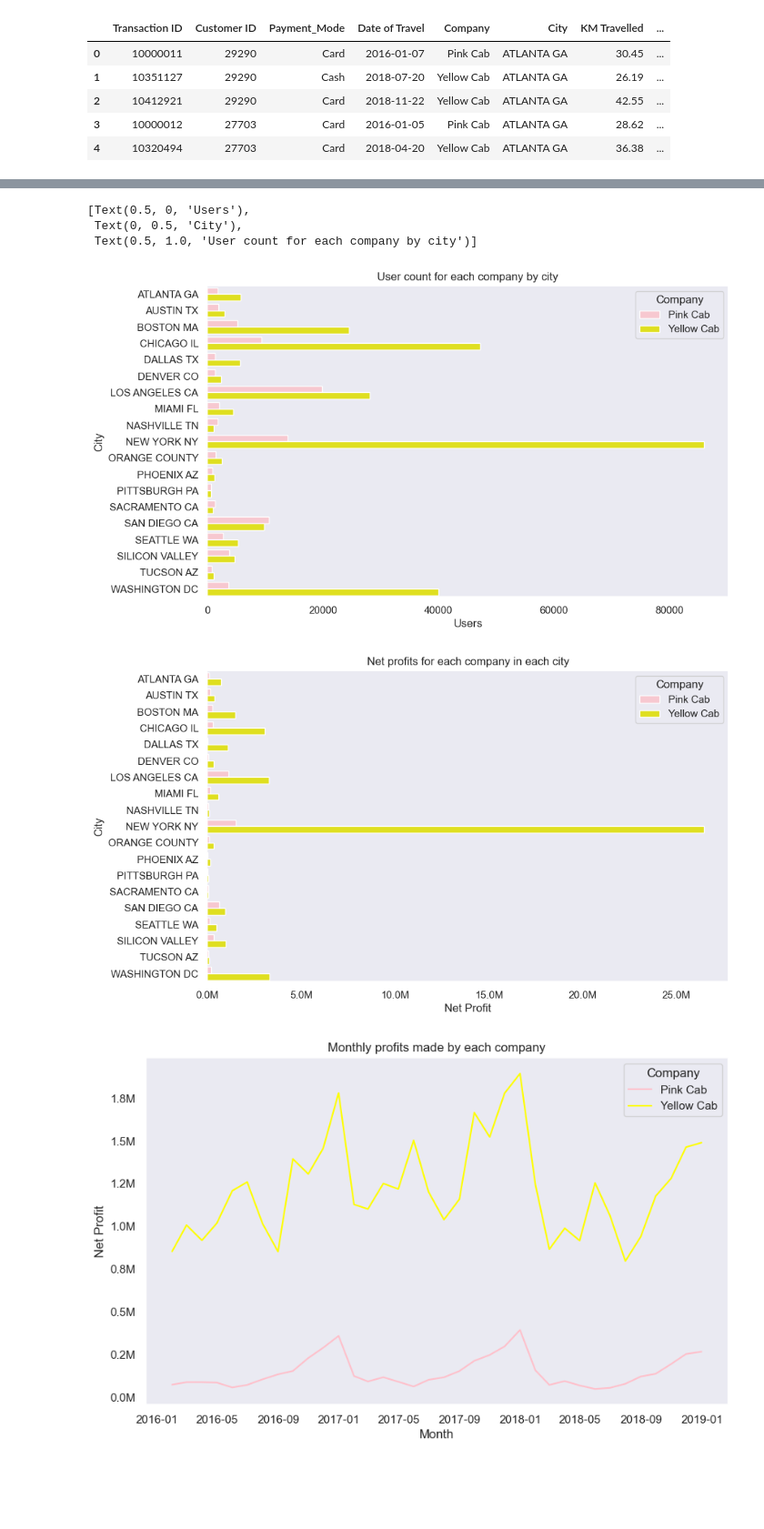
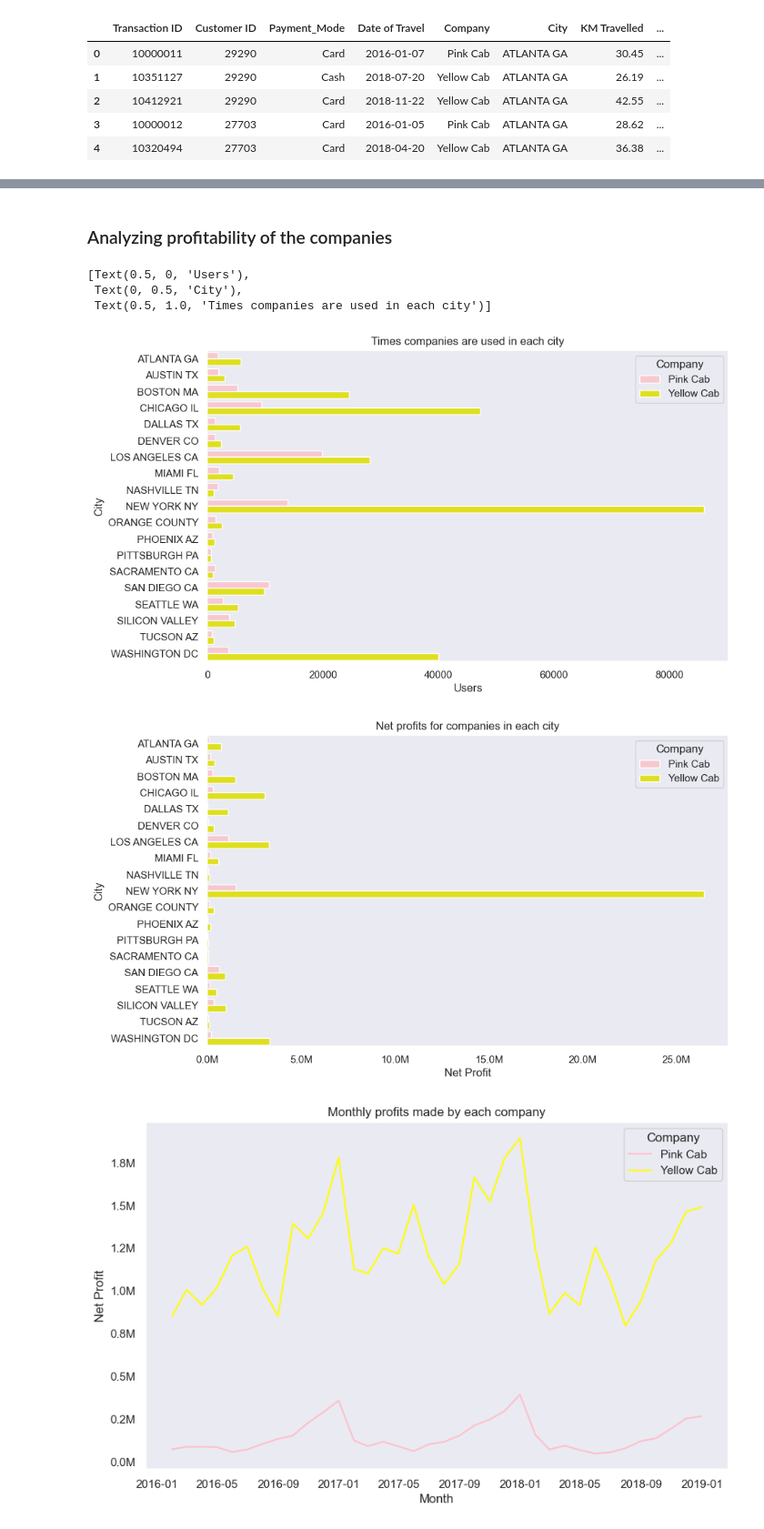
Before and after one commit to dorukdincer/DG_Virtual_Internship, a Jupyter notebook: Week 2/eda.ipynb, the cells around one changed output, grey strips where cells are left out. Shown at 91% size. Saved outputs shown, nothing was run; the diff lists cells and outputs as text; code cells hidden in the pictures; blank space fills up the shorter version.

```diff
--- a/Week 2/eda.ipynb
+++ b/Week 2/eda.ipynb
@@ -98,0 +130,16 @@ Text(0.5, 1.0, 'Cab users by city')
+# %%
+master_data['Year'] = master_data['Date of Travel'].dt.year
+companies = master_data['Company'].unique()
+years = master_data['Year'].unique()
+
+retention_rate_data = []
+for company in companies:
+    for year in years:
+        retention_rate = customer_retention_rate(master_data, year, company)
+        retention_rate_data.append({'Company': company, 'Year': year, 'Retention Rate': retention_rate})
+
+retention_data = pd.DataFrame(retention_rate_data)
+retention_data = retention_data[retention_data['Year'] > retention_data['Year'].min()]
+
+retention_plot = sns.barplot(data=retention_data, x='Year', y='Retention Rate', hue='Company', palette=company_colors)
+retention_plot.set(xlabel='Year', ylabel='Retention rate', title='Yearly retention rate for each company')
@@ -99,18 +151,20 @@ Text(0.5, 1.0, 'Cab users by city')
+# %% [markdown]
+### Analyzing profitability of the companies
 # %%
 company_city = sns.countplot(data=master_data, y='City', hue='Company', palette=company_colors)
-company_city.set(xlabel='Users', ylabel='City', title='User count for each company by city')
+company_city.set(xlabel='Users', ylabel='City', title='Times companies are used in each city')
 # %% [output]
 [Text(0.5, 0, 'Users'),
  Text(0, 0.5, 'City'),
- Text(0.5, 1.0, 'User count for each company by city')]
+ Text(0.5, 1.0, 'Times companies are used in each city')]
 [figure]
 # %%
 net_profit_by_company_city = master_data.groupby(['Company', 'City'])['Net Profit'].sum().reset_index()
 each_city_net_data = sns.barplot(data=net_profit_by_company_city, y='City', x='Net Profit', hue='Company', palette=company_colors)
-each_city_net_data.set(xlabel='Net Profit', ylabel='City', title='Net profits for each company in each city')
+each_city_net_data.set(xlabel='Net Profit', ylabel='City', title='Net profits for companies in each city')
 plt.gca().xaxis.set_major_formatter(plt.FuncFormatter(convert_to_millions))
 # %% [output]
-[figure, old version]
+[figure, new version]
 # %%
 master_data['Date of Travel'] = pd.to_datetime(master_data['Date of Travel'])
 master_data.set_index('Date of Travel', inplace=True)
```
Also changed, not shown: parts of 10 cells of this notebook.
